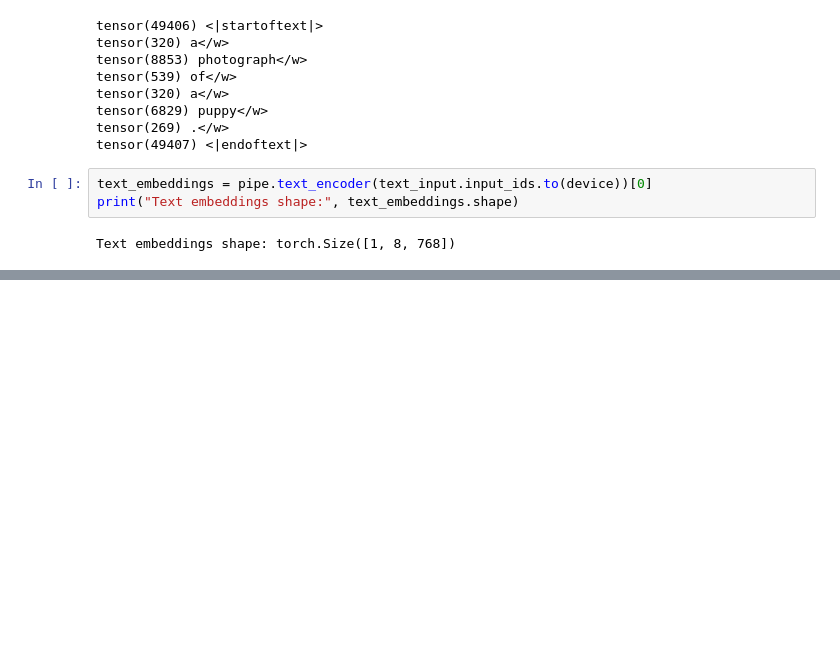
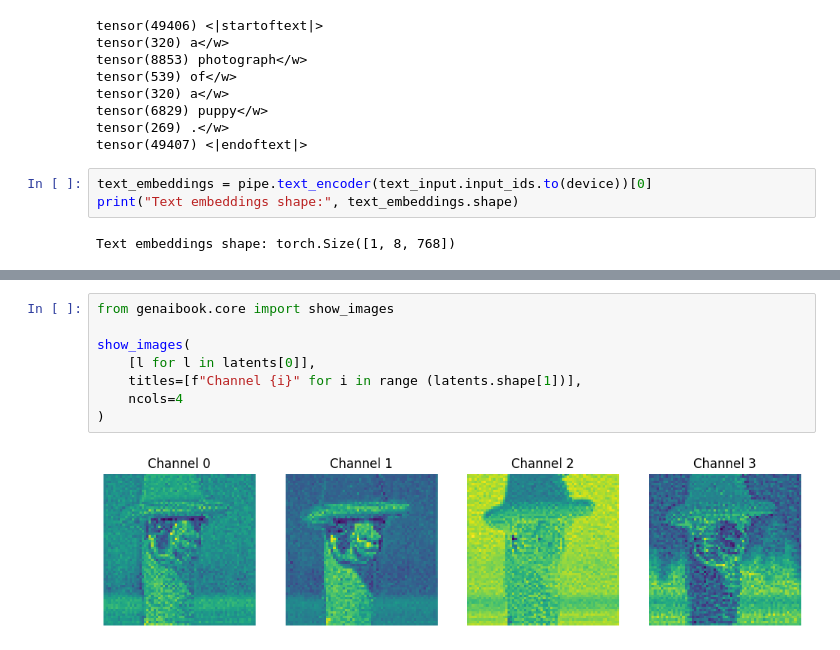
Before and after one commit to shown5/Hands-on-Generative-AI, a Jupyter notebook: chap5_StableDiffusion.ipynb, the cells around one changed output, grey strips where cells are left out. Cells and saved outputs as stored; diff of their text form; blank space fills up the shorter version.

```diff
--- a/chap5_StableDiffusion.ipynb
+++ b/chap5_StableDiffusion.ipynb
@@ -312,0 +348,10 @@ Text embeddings shape: torch.Size([1, 8, 768])
+# %%
+from genaibook.core import show_images
+
+show_images(
+    [l for l in latents[0]],
+    titles=[f"Channel {i}" for i in range (latents.shape[1])],
+    ncols=4
+)
+# %% [output]
+[figure, added]
```
Also changed, not shown: parts of 4 cells of this notebook.
